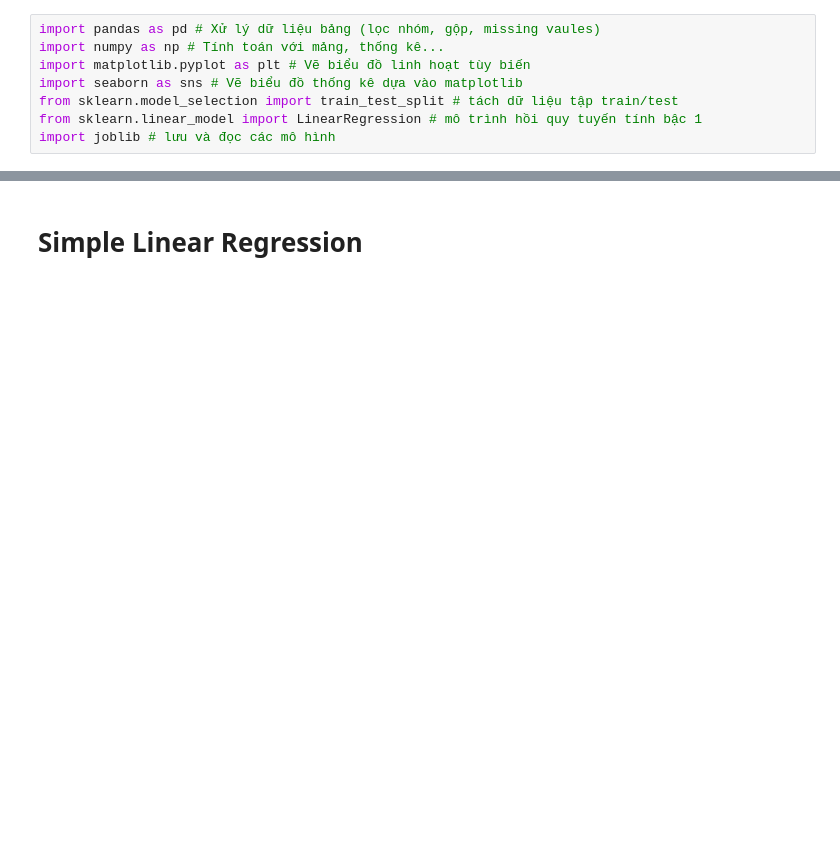
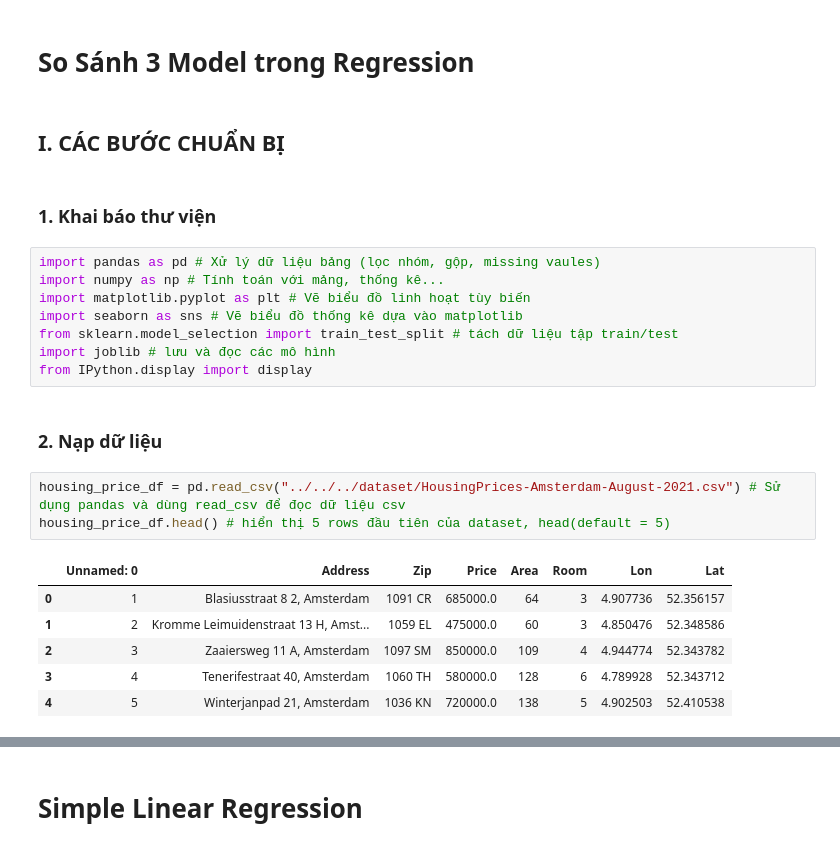
Before and after one commit to aquattda/ML_04, a Jupyter notebook: ML/Supervised/Regression/linear_regression.ipynb, the cells around one changed output, grey strips where cells are left out. Drawn from its saved outputs; the diff is of its cells as text; blank space fills up the shorter version.

```diff
--- a/ML/Supervised/Regression/linear_regression.ipynb
+++ b/ML/Supervised/Regression/linear_regression.ipynb
@@ -3,8 +1,26 @@
+# %% [markdown]
+# So Sánh 3 Model trong Regression
+# %% [markdown]
+## I. CÁC BƯỚC CHUẨN BỊ
+# %% [markdown]
+### 1. Khai báo thư viện
 # %%
 import pandas as pd # Xử lý dữ liệu bảng (lọc nhóm, gộp, missing vaules)
 import numpy as np # Tính toán với mảng, thống kê...
 import matplotlib.pyplot as plt # Vẽ biểu đồ linh hoạt tùy biến
 import seaborn as sns # Vẽ biểu đồ thống kê dựa vào matplotlib
 from sklearn.model_selection import train_test_split # tách dữ liệu tập train/test
-from sklearn.linear_model import LinearRegression # mô trình hồi quy tuyến tính bậc 1
 import joblib # lưu và đọc các mô hình
+from IPython.display import display
+# %% [markdown]
+### 2. Nạp dữ liệu
+# %%
+housing_price_df = pd.read_csv("../../../dataset/HousingPrices-Amsterdam-August-2021.csv") # Sử dụng pandas và dùng read_csv để đọc dữ liệu csv
+housing_price_df.head() # hiển thị 5 rows đầu tiên của dataset, head(default = 5)
+# %% [output]
+|  | Unnamed: 0 | Address | Zip | Price | Area | Room | Lon | Lat |
+| 0 | 1 | Blasiusstraat 8 2, Amsterdam | 1091 CR | 685000.0 | 64 | 3 | 4.907736 | 52.356157 |
+| 1 | 2 | Kromme Leimuidenstraat 13 H, Amst... | 1059 EL | 475000.0 | 60 | 3 | 4.850476 | 52.348586 |
+| 2 | 3 | Zaaiersweg 11 A, Amsterdam | 1097 SM | 850000.0 | 109 | 4 | 4.944774 | 52.343782 |
+| 3 | 4 | Tenerifestraat 40, Amsterdam | 1060 TH | 580000.0 | 128 | 6 | 4.789928 | 52.343712 |
+| 4 | 5 | Winterjanpad 21, Amsterdam | 1036 KN | 720000.0 | 138 | 5 | 4.902503 | 52.410538 |
```
Also changed, not shown: parts of 47 cells of this notebook, 6 other files.
